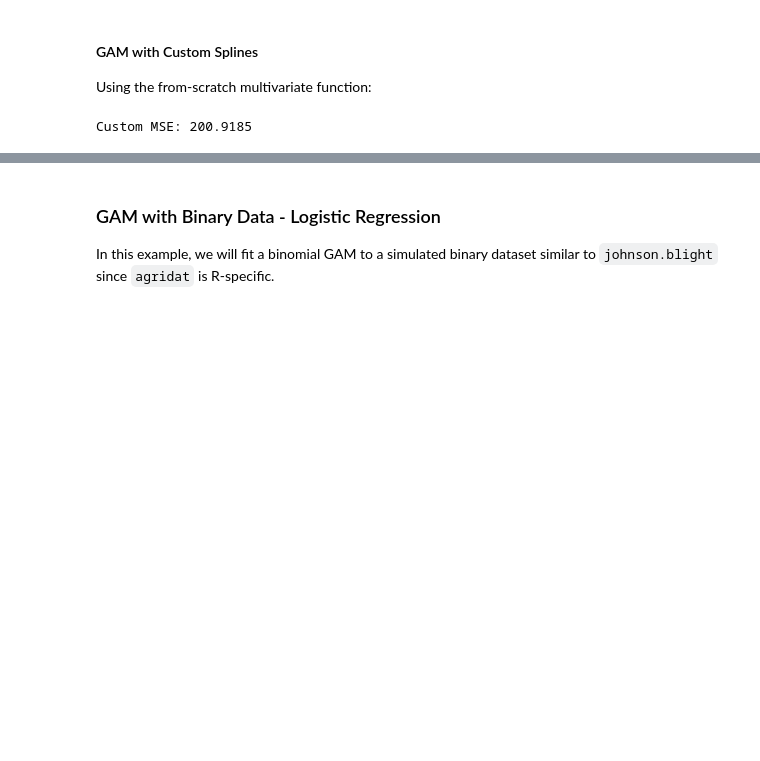
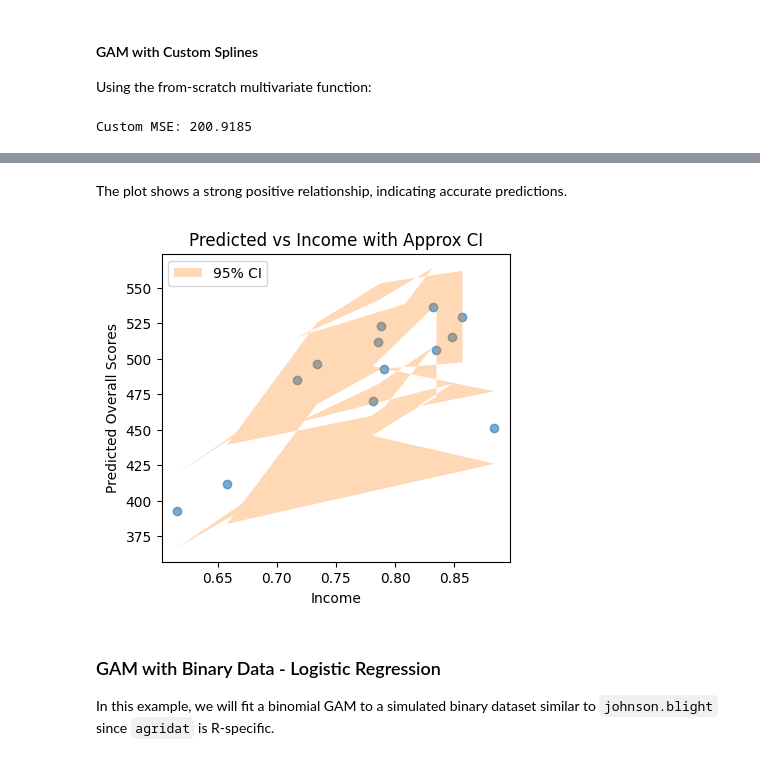
Before and after one commit to zia207/01_Generalized_Linear_Models_Python, a Jupyter notebook: Notebook/02_01_08_01_glm_gam_standard_python.ipynb, the cells around one changed output, grey strips where cells are left out. Cells and saved outputs as stored; diff of their text form; code cells hidden in the pictures; blank space fills up the shorter version.

```diff
--- a/Notebook/02_01_08_01_glm_gam_standard_python.ipynb
+++ b/Notebook/02_01_08_01_glm_gam_standard_python.ipynb
@@ -791,3 +993,22 @@ Custom MSE: 200.9185
+# %% [markdown]
+The plot shows a strong positive relationship, indicating accurate predictions.
+# %%
+# Confidence intervals (approximate)
+conf_int = best_model.confidence_intervals(X_test, width=0.95)
+test['lower'] = conf_int[:, 0]
+test['upper'] = conf_int[:, 1]
+
+# Plot for Income
+plt.figure(figsize=(4.5, 4))
+plt.scatter(test['Income'], test['Pred_Overall'], alpha=0.6)
+plt.fill_between(test['Income'], test['lower'], test['upper'], alpha=0.3, label='95% CI')
+plt.xlabel('Income')
+plt.ylabel('Predicted Overall Scores')
+plt.title('Predicted vs Income with Approx CI')
+plt.legend()
+plt.show()
+# %% [output]
+[figure, added]
 # %% [markdown]
 ### GAM with Binary Data - Logistic Regression
 
```
Also changed, not shown: parts of 15 cells of this notebook.
